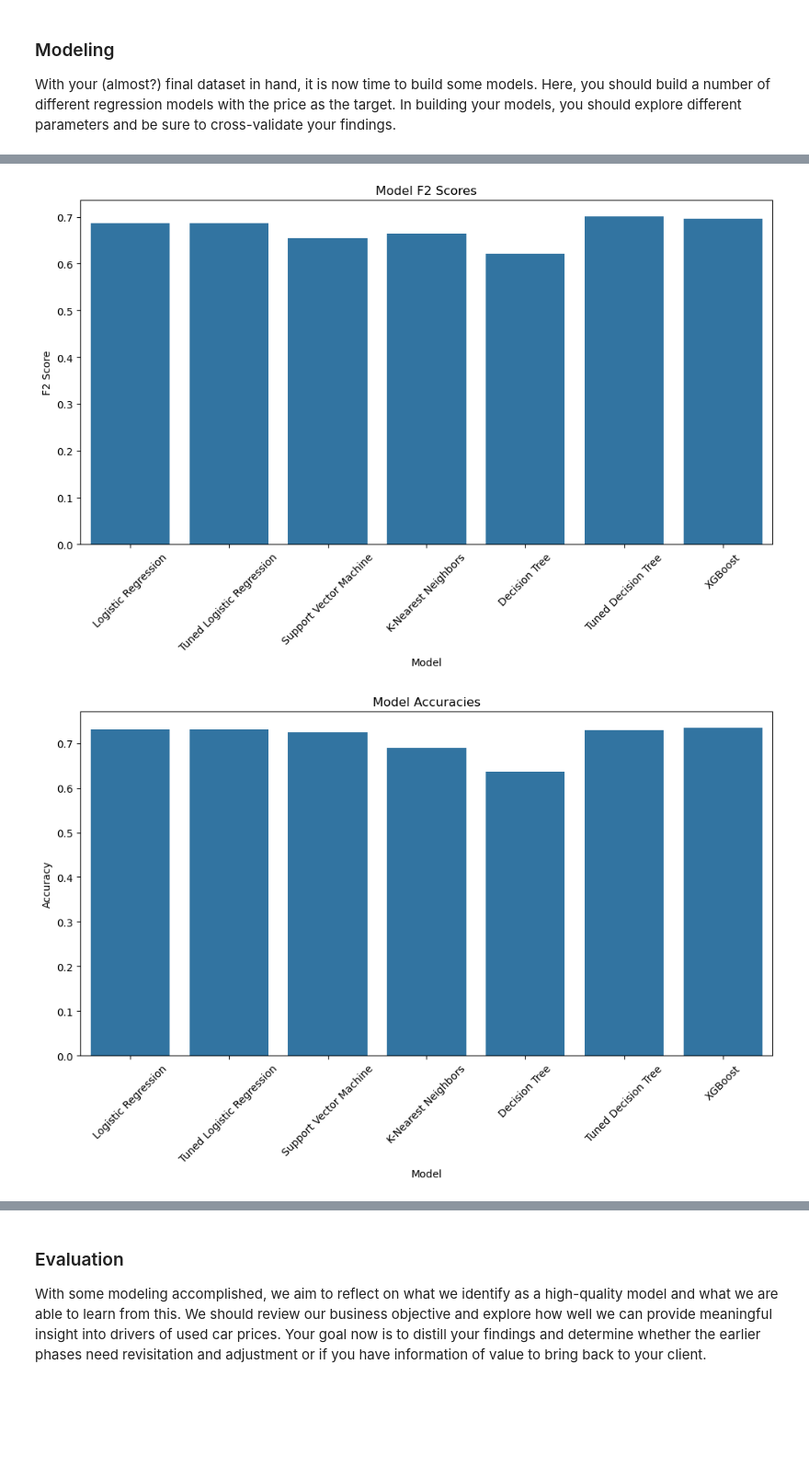
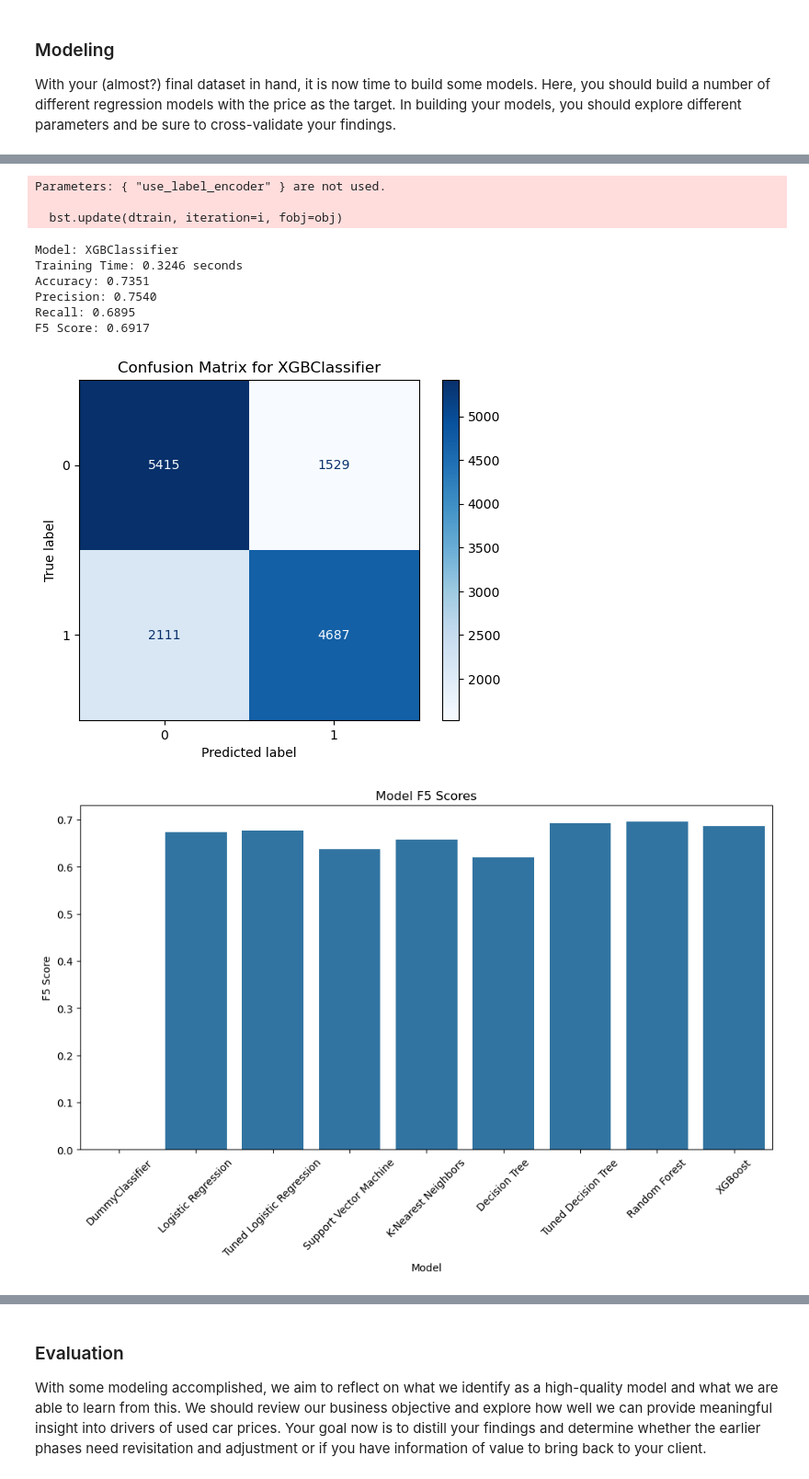
Before and after one commit to hiteshh-aemf/aiml-capstone, a Jupyter notebook: aiml-capstone.ipynb, the cells around one changed output, grey strips where cells are left out. Shown at 92% size. Cells and saved outputs as stored; diff of their text form; code cells hidden in the pictures; blank space fills up the shorter version.

```diff
--- a/aiml-capstone.ipynb
+++ b/aiml-capstone.ipynb
@@ -223,6 +226,17 @@ y = df['cardio_disease']
 X_train, X_test, y_train, y_test = train_test_split(X, y, test_size=0.2, random_state=42, stratify=y)
 # Check the shape of the splits
 X_train.shape, X_test.shape, y_train.shape, y_test.shape
+
+#Dummy Classifier accuracy
+dummy = DummyClassifier(strategy='most_frequent')
+dummy.fit(X_train, y_train)
+y_dummy_pred = dummy.predict(X_test)
+baseline_accuracy = accuracy_score(y_test, y_dummy_pred)
+print(f"Baseline Accuracy (Dummy Classifier): {baseline_accuracy:.4f}")
+
+
+
+
 
 # Model Selection and Training
 # Define a function to train and evaluate models
@@ -236,14 +250,14 @@ def train_and_evaluate_model(model, X_train, y_train, X_test, y_test):
     accuracy = accuracy_score(y_test, y_pred)
     precision = precision_score(y_test, y_pred)
     recall = recall_score(y_test, y_pred)
-    f2 = fbeta_score(y_test, y_pred, beta=2)
+    f5 = fbeta_score(y_test, y_pred, beta=5)
 
     print(f"Model: {model.__class__.__name__}")
     print(f"Training Time: {training_time:.4f} seconds")
     print(f"Accuracy: {accuracy:.4f}")
     print(f"Precision: {precision:.4f}")
     print(f"Recall: {recall:.4f}")
-    print(f"F2 Score: {f2:.4f}")
+    print(f"F5 Score: {f5:.4f}")
 
     cm = confusion_matrix(y_test, y_pred)
     disp = ConfusionMatrixDisplay(confusion_matrix=cm)
@@ -351,49 +402,55 @@ F2 Score: 0.7005
 # %%
+import xgboost as xgb
 
-#create a cost function to penalize false negatives more than false positives
-import xgboost as xgb
-def custom_cost_function(y_true, y_pred):
-    # Convert probabilities to binary predictions
-    y_pred_binary = (y_pred > 0.5).astype(int)
-    # Calculate false negatives and false positives
-    fn = np.sum((y_true == 1) & (y_pred_binary == 0))
-    fp = np.sum((y_true == 0) & (y_pred_binary == 1))
-    # Assign higher cost to false negatives
-    cost = fn * 5 + fp * 1
-    return cost
 xgb_model = xgb.XGBClassifier(use_label_encoder=False, eval_metric='logloss')
 xgb_model.fit(X_train, y_train)
 train_and_evaluate_model(xgb_model, X_train, y_train, X_test, y_test)
 
+#Tuning of xgboost model
+param_grid_xgb = {
+    'n_estimators': [50, 100, 200],
+    'max_depth': [3, 5, 7, 10],
+    'learning_rate': [0.01, 0.1, 0.2],
+    'subsample': [0.6, 0.8, 1.0]
+}
+grid_search_xgb = GridSearchCV(xgb.XGBClassifier(use_label_encoder=False, eval_metric='logloss'), param_grid_xgb, scoring=custom_scorer, cv=5)
+grid_search_xgb.fit(X_train, y_train)
+best_xgb = grid_search_xgb.best_estimator_
+print(f"Best Hyperparameters for XGBoost: {grid_search_xgb.best_params_}")
+train_and_evaluate_model(best_xgb, X_train, y_train, X_test, y_test)
+
+
 
 #Create a chart of all the models and their F2 scores and accuracy and tell us which is the best model
 models = {
+    'DummyClassifier': dummy,
     'Logistic Regression': log_reg,
     'Tuned Logistic Regression': best_log_reg,
     'Support Vector Machine': svm,
     'K-Nearest Neighbors': knn,
     'Decision Tree': dt,
     'Tuned Decision Tree': best_dt,
+    'Random Forest': rf,
     'XGBoost': xgb_model
 }
 model_names = []
-f2_scores = []
+f5_scores = []
 accuracies = []
 for name, model in models.items():
     y_pred = model.predict(X_test)
-    f2 = fbeta_score(y_test, y_pred, beta=2)
+    f5 = fbeta_score(y_test, y_pred, beta=5)
     accuracy = accuracy_score(y_test, y_pred)
     model_names.append(name)
-    f2_scores.append(f2)
+    f5_scores.append(f5)
     accuracies.append(accuracy)
 # Create a DataFrame for visualization
-results_df = pd.DataFrame({'Model': model_names, 'F2 Score': f2_scores, 'Accuracy': accuracies})
-# Plot F2 Scores
+results_df = pd.DataFrame({'Model': model_names, 'F5 Score': f5_scores, 'Accuracy': accuracies})
+# Plot F5 Scores
 plt.figure(figsize=(12, 6))
-sns.barplot(x='Model', y='F2 Score', data=results_df)
-plt.title('Model F2 Scores')
+sns.barplot(x='Model', y='F5 Score', data=results_df)
+plt.title('Model F5 Scores')
 plt.xticks(rotation=45)
-plt.savefig('images/model_f2_scores.png')
+plt.savefig('images/model_f5_scores.png')
 plt.show()
 # Plot Accuracies
 plt.figure(figsize=(12, 6))
@@ -402,11 +459,11 @@ plt.title('Model Accuracies')
 plt.xticks(rotation=45)
 plt.savefig('images/model_accuracies.png')
 plt.show()
-# Identify the best model based on F2 Score
-best_model_index = results_df['F2 Score'].idxmax()
+# Identify the best model based on F5 Score
+best_model_index = results_df['F5 Score'].idxmax()
 best_model_name = results_df.loc[best_model_index, 'Model']
-best_model_f2 = results_df.loc[best_model_index, 'F2 Score']
-print(f"The best model is {best_model_name} with an F2 Score of {best_model_f2:.4f}")
+best_model_f5 = results_df.loc[best_model_index, 'F5 Score']
+print(f"The best model is {best_model_name} with an F5 Score of {best_model_f5:.4f}")
 # %% [output]
 Parameters: { "use_label_encoder" } are not used.
 
@@ -424,2 +499,11 @@ F2 Score: 0.6957
+Parameters: { "use_label_encoder" } are not used.
+
+  bst.update(dtrain, iteration=i, fobj=obj)
+Model: XGBClassifier
+Training Time: 0.3246 seconds
+Accuracy: 0.7351
+Precision: 0.7540
+Recall: 0.6895
+F5 Score: 0.6917
-[figure, old version]
+[figure, new version]
-[figure, old version]
+[figure, new version]
```
Also changed, not shown: parts of 7 cells of this notebook, 6 other files.
